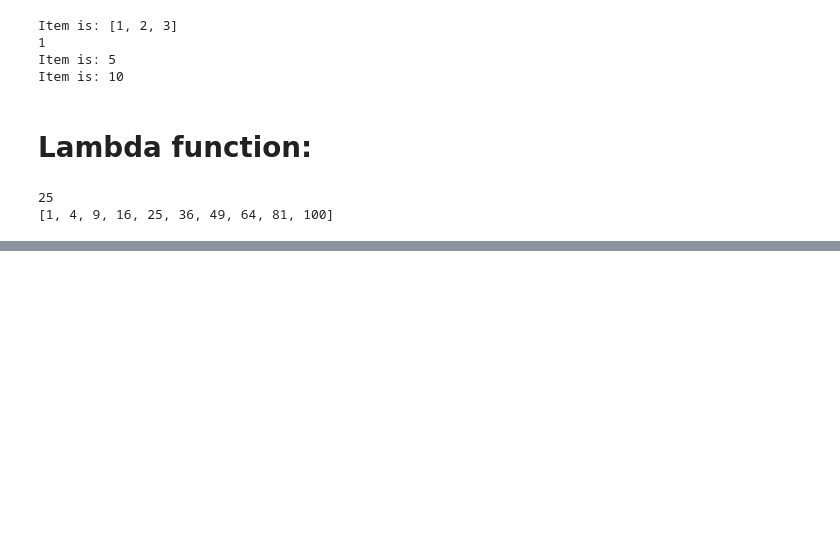
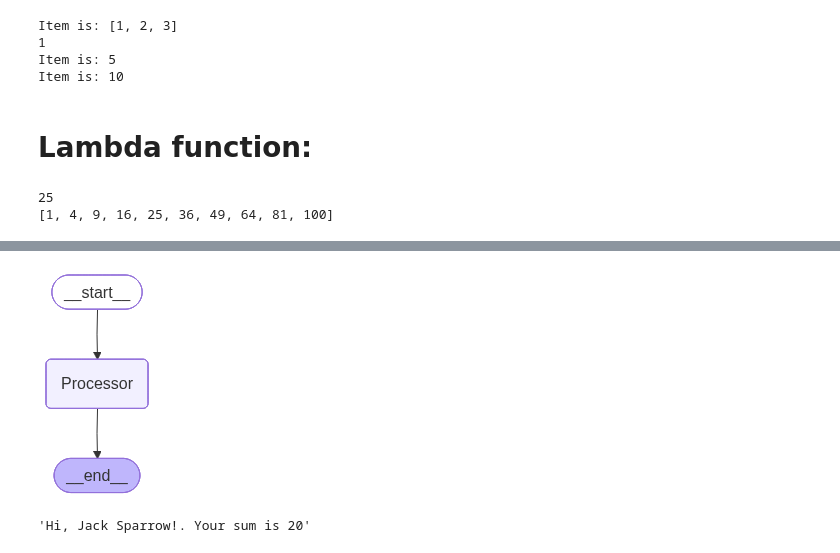
Before and after one commit to Mohammedkh97/LangGraph-Complex-AI-Agents-with-Python, a Jupyter notebook: demo-NB.ipynb, the cells around one changed output, grey strips where cells are left out. Saved outputs shown, nothing was run; the diff lists cells and outputs as text; code cells hidden in the pictures; blank space fills up the shorter version.

```diff
--- a/demo-NB.ipynb
+++ b/demo-NB.ipynb
@@ -202,0 +327,2 @@ print(squares)
+# %%
+result = app.invoke({"message":"Joe"})
@@ -202,0 +372,32 @@ print(squares)
+# %%
+from typing import TypedDict, Any, Optional, List
+from langgraph.graph import StateGraph
+
+class AgentState(TypedDict):
+    values: List[int]
+    name: Optional[str]
+    result: str
+# %%
+def process_node(state:AgentState)-> AgentState:
+    """This function handles multiple different inputs"""
+
+    state["result"] = f"Hi, {state['name']}!. Your sum is {sum(state['values'])}"
+
+    return state
+# %%
+graph = StateGraph(AgentState)
+
+graph.add_node("Processor", process_node)
+graph.set_entry_point("Processor")
+graph.set_finish_point("Processor")
+
+app = graph.compile()
+# %%
+from IPython.display import Image, display
+
+png_bytes = (
+    app.get_graph().draw_mermaid_png()
+)  # call the method (important: include ())
+display(Image(png_bytes))
+# %% [output]
+[figure, added]
@@ -202,0 +406,4 @@ print(squares)
+# %%
+answers["result"]
+# %% [output]
+'Hi, Jack Sparrow!. Your sum is 20'
```
Also changed, not shown: parts of 113 cells of this notebook.
